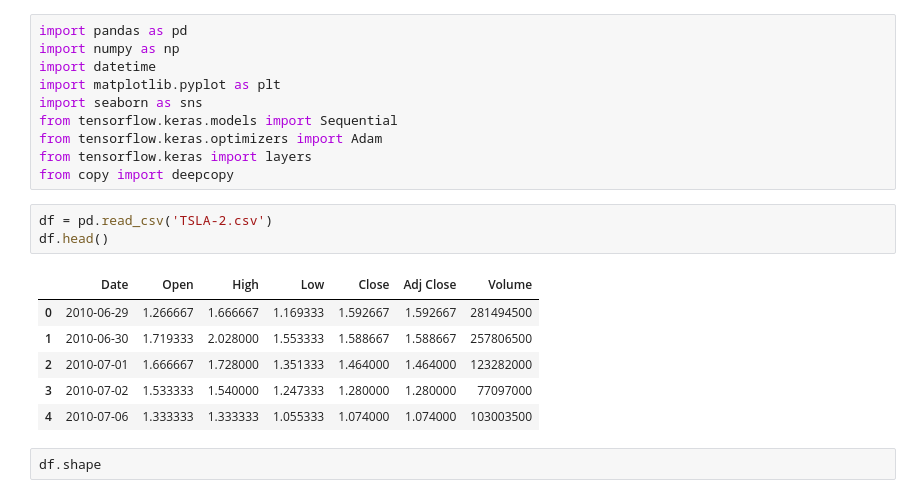
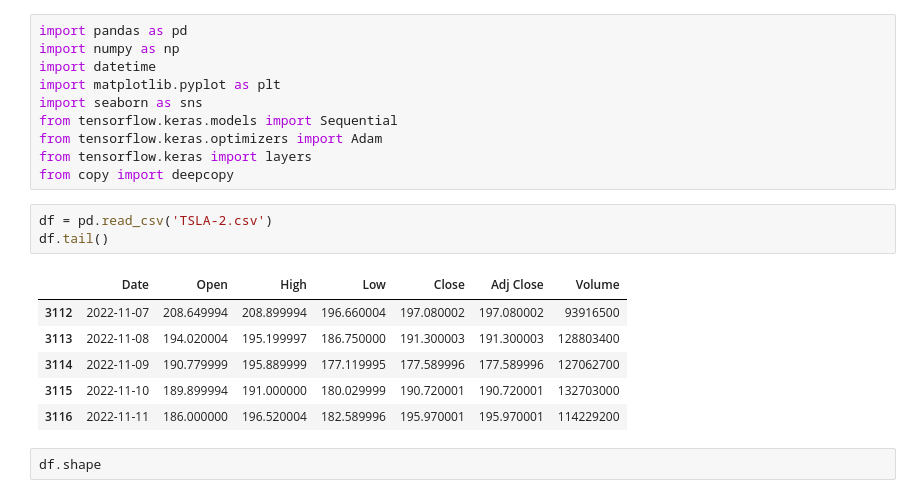
Before and after one commit to tweeann/StockPrediction, a Jupyter notebook: AI Project Price Prediction .ipynb, the cells around one changed output. Drawn from its saved outputs; the diff is of its cells as text.

```diff
--- a/AI Project Price Prediction .ipynb
+++ b/AI Project Price Prediction .ipynb
@@ -10,14 +10,14 @@ from tensorflow.keras import layers
 from copy import deepcopy
 # %%
 df = pd.read_csv('TSLA-2.csv')
-df.head()
+df.tail()
 # %% [output]
 |  | Date | Open | High | Low | Close | Adj Close | Volume |
-| 0 | 2010-06-29 | 1.266667 | 1.666667 | 1.169333 | 1.592667 | 1.592667 | 281494500 |
-| 1 | 2010-06-30 | 1.719333 | 2.028000 | 1.553333 | 1.588667 | 1.588667 | 257806500 |
-| 2 | 2010-07-01 | 1.666667 | 1.728000 | 1.351333 | 1.464000 | 1.464000 | 123282000 |
-| 3 | 2010-07-02 | 1.533333 | 1.540000 | 1.247333 | 1.280000 | 1.280000 | 77097000 |
-| 4 | 2010-07-06 | 1.333333 | 1.333333 | 1.055333 | 1.074000 | 1.074000 | 103003500 |
+| 3112 | 2022-11-07 | 208.649994 | 208.899994 | 196.660004 | 197.080002 | 197.080002 | 93916500 |
+| 3113 | 2022-11-08 | 194.020004 | 195.199997 | 186.750000 | 191.300003 | 191.300003 | 128803400 |
+| 3114 | 2022-11-09 | 190.779999 | 195.889999 | 177.119995 | 177.589996 | 177.589996 | 127062700 |
+| 3115 | 2022-11-10 | 189.899994 | 191.000000 | 180.029999 | 190.720001 | 190.720001 | 132703000 |
+| 3116 | 2022-11-11 | 186.000000 | 196.520004 | 182.589996 | 195.970001 | 195.970001 | 114229200 |
 # %%
 df.shape
 # %% [output]
```
Also changed, not shown: 2 other files.
